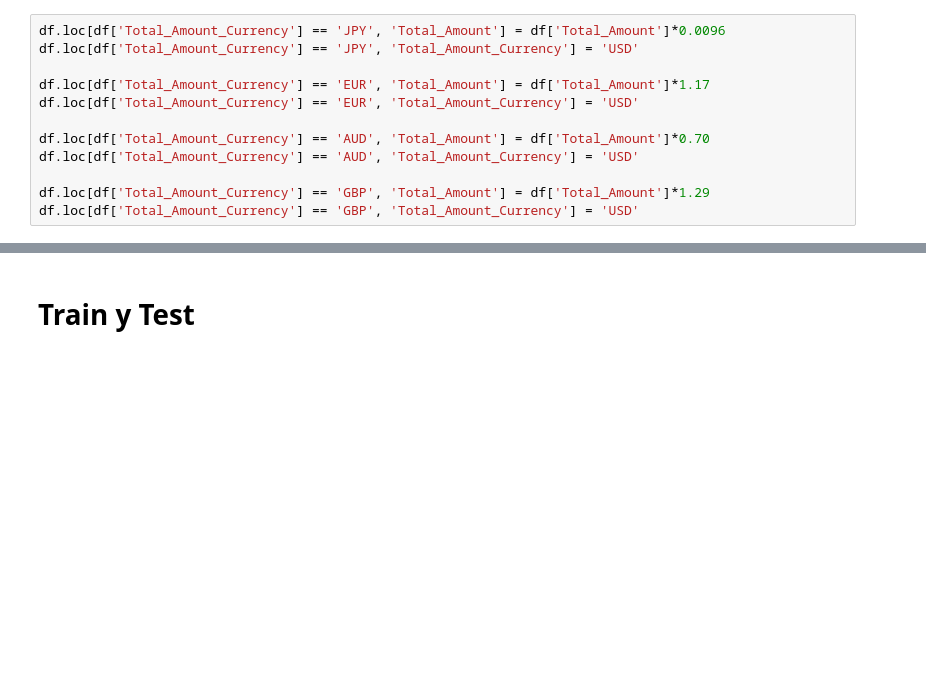
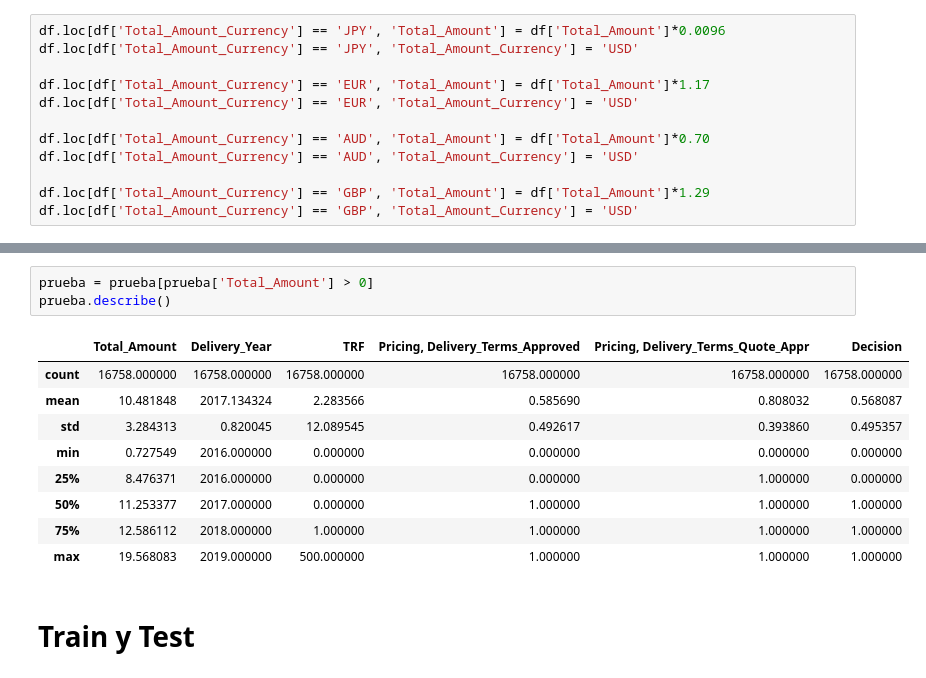
Before and after one commit to BautistaXifro/Machine-Learning-Datos, a Jupyter notebook: ArbolDeDecision/RandomForest/OtroaApproach.ipynb, the cells around one changed output, grey strips where cells are left out. Drawn from its saved outputs; the diff is of its cells as text; blank space fills up the shorter version.

```diff
--- a/ArbolDeDecision/RandomForest/OtroaApproach.ipynb
+++ b/ArbolDeDecision/RandomForest/OtroaApproach.ipynb
@@ -86,3 +143,16 @@ short_df
+# %%
+prueba = prueba[prueba['Total_Amount'] > 0]
+prueba.describe()
+# %% [output]
+|  | Total_Amount | Delivery_Year | TRF | Pricing, Delivery_Terms_Approved | Pricing, Delivery_Terms_Quote_Appr | Decision |
+| count | 16758.000000 | 16758.000000 | 16758.000000 | 16758.000000 | 16758.000000 | 16758.000000 |
+| mean | 10.481848 | 2017.134324 | 2.283566 | 0.585690 | 0.808032 | 0.568087 |
+| std | 3.284313 | 0.820045 | 12.089545 | 0.492617 | 0.393860 | 0.495357 |
+| min | 0.727549 | 2016.000000 | 0.000000 | 0.000000 | 0.000000 | 0.000000 |
+| 25% | 8.476371 | 2016.000000 | 0.000000 | 0.000000 | 1.000000 | 0.000000 |
+| 50% | 11.253377 | 2017.000000 | 0.000000 | 1.000000 | 1.000000 | 1.000000 |
+| 75% | 12.586112 | 2018.000000 | 1.000000 | 1.000000 | 1.000000 | 1.000000 |
+| max | 19.568083 | 2019.000000 | 500.000000 | 1.000000 | 1.000000 | 1.000000 |
 # %% [markdown]
 # Train y Test
 # %%
```
Also changed, not shown: parts of 22 cells of this notebook.
